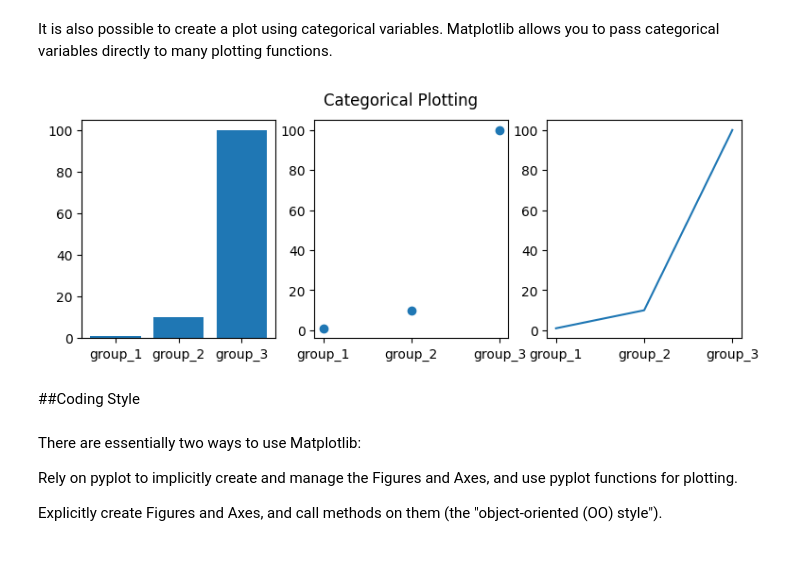
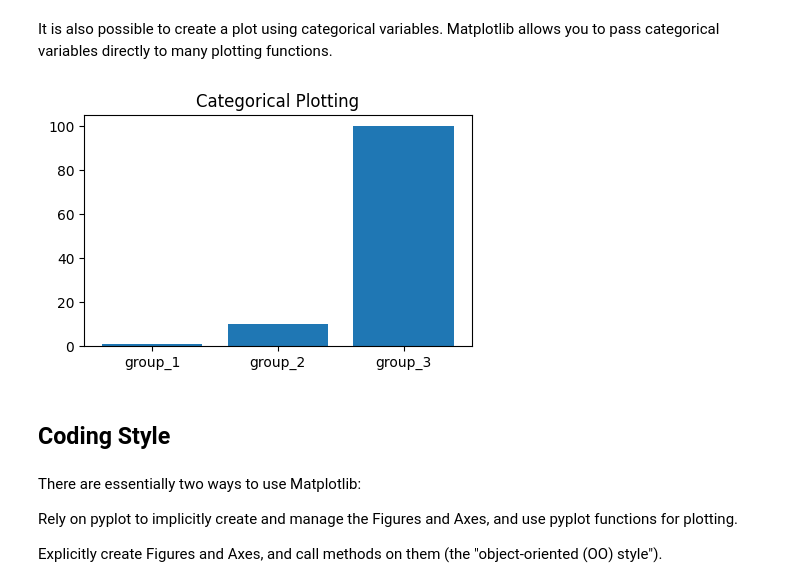
Before and after one commit to ucdavisdatalab/python_intensive_training, a Jupyter notebook: data/05_Day2-Lecture-2.ipynb, the cells around one changed output. Saved outputs shown, nothing was run; the diff lists cells and outputs as text; code cells hidden in the pictures; blank space fills up the shorter version.

```diff
--- a/data/05_Day2-Lecture-2.ipynb
+++ b/data/05_Day2-Lecture-2.ipynb
@@ -85,21 +85,18 @@ It is also possible to create a plot using categorical variables. Matplotlib all
 # %%
 names = ['group_1', 'group_2', 'group_3']
 values = [1, 10, 100]
 
-plt.figure(figsize=(9, 3))
+#You can define a given figure dimensions
+plt.figure(figsize=(5, 3))
 
-plt.subplot(131)
+#making a bar plot of the categories and their values
 plt.bar(names, values)
-plt.subplot(132)
-plt.scatter(names, values)
-plt.subplot(133)
-plt.plot(names, values)
-plt.suptitle('Categorical Plotting')
+plt.title('Categorical Plotting')
 plt.show()
 # %% [output]
-[figure, old version]
+[figure, new version]
 # %% [markdown]
-##Coding Style
+## Coding Style
 # %% [markdown]
 There are essentially two ways to use Matplotlib:
 
```
Also changed, not shown: parts of 4 cells of this notebook.
